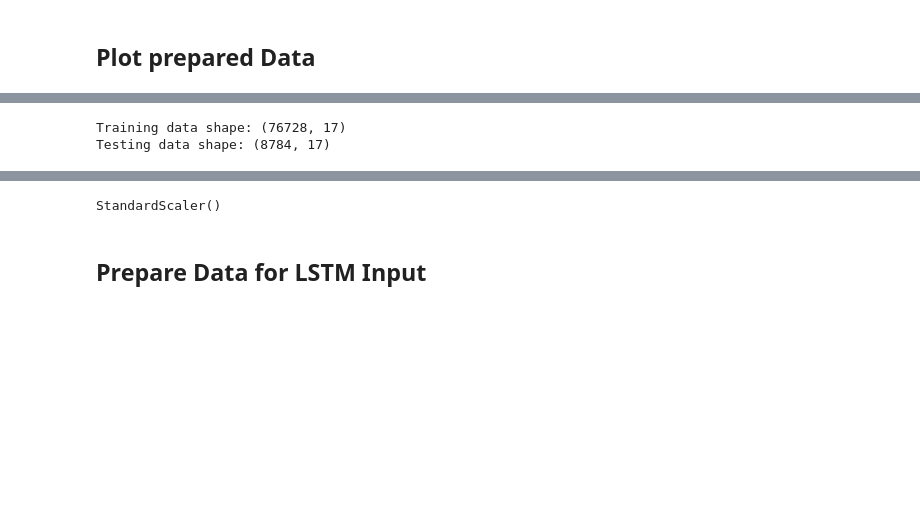
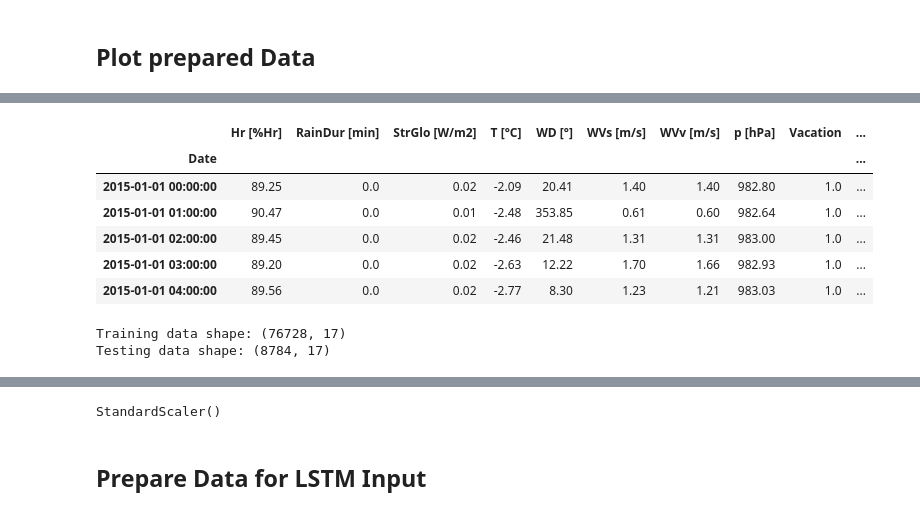
Before and after one commit to d-sbrgr/DSPRO1-power-prediction, a Jupyter notebook: nn_model_hourly.ipynb, the cells around one changed output, grey strips where cells are left out. Saved outputs shown, nothing was run; the diff lists cells and outputs as text; code cells hidden in the pictures; blank space fills up the shorter version.

```diff
--- a/nn_model_hourly.ipynb
+++ b/nn_model_hourly.ipynb
@@ -102,14 +89,0 @@ one_year_ago = latest_date - pd.DateOffset(years=1)
-# %%
-# Split the data into training and test set
-
-# Training data: all data up to one year ago
-train_df = df[df.index <= one_year_ago]
-
-# Testing data: all data after one year ago
-test_df = df[df.index > one_year_ago]
-
-print(f"Training data shape: {train_df.shape}")
-print(f"Testing data shape: {test_df.shape}")
-# %% [output]
-Training data shape: (76728, 17)
-Testing data shape: (8784, 17)
@@ -116,3 +95,19 @@ Testing data shape: (8784, 17)
+# %%
+train_df.head()
+# %% [output]
+|  | Hr [%Hr] | RainDur [min] | StrGlo [W/m2] | T [°C] | WD [°] | WVs [m/s] | WVv [m/s] | p [hPa] | Vacation | ... |
+| Date |  |  |  |  |  |  |  |  |  | ... |
+| 2015-01-01 00:00:00 | 89.25 | 0.0 | 0.02 | -2.09 | 20.41 | 1.40 | 1.40 | 982.80 | 1.0 | ... |
+| 2015-01-01 01:00:00 | 90.47 | 0.0 | 0.01 | -2.48 | 353.85 | 0.61 | 0.60 | 982.64 | 1.0 | ... |
+| 2015-01-01 02:00:00 | 89.45 | 0.0 | 0.02 | -2.46 | 21.48 | 1.31 | 1.31 | 983.00 | 1.0 | ... |
+| 2015-01-01 03:00:00 | 89.20 | 0.0 | 0.02 | -2.63 | 12.22 | 1.70 | 1.66 | 982.93 | 1.0 | ... |
+| 2015-01-01 04:00:00 | 89.56 | 0.0 | 0.02 | -2.77 | 8.30 | 1.23 | 1.21 | 983.03 | 1.0 | ... |
+# %%
+print(f"Training data shape: {train_df.shape}")
+print(f"Testing data shape: {test_df.shape}")
+# %% [output]
+Training data shape: (76728, 17)
+Testing data shape: (8784, 17)
 # %%
 input_scaler = StandardScaler()
 target_scaler = StandardScaler()
```
Also changed, not shown: parts of 25 cells of this notebook, 54 other files.
